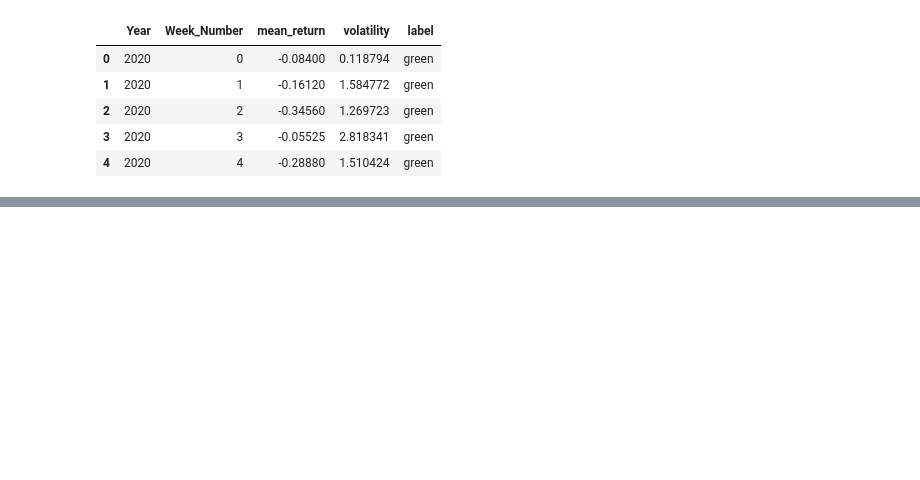
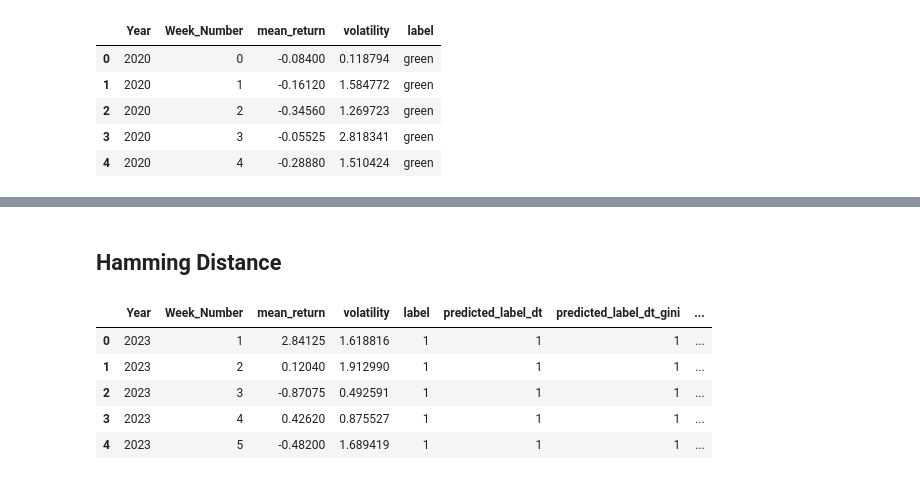
Before and after one commit to dinarazhorabek/ds_projects, a Jupyter notebook: Inertia Trading/tree_rf_adaboost_hamming.ipynb, the cells around one changed output, grey strips where cells are left out. Drawn from its saved outputs; the diff is of its cells as text; code cells hidden in the pictures; blank space fills up the shorter version.

```diff
--- a/Inertia Trading/tree_rf_adaboost_hamming.ipynb
+++ b/Inertia Trading/tree_rf_adaboost_hamming.ipynb
@@ -170,0 +299,28 @@ DecisionTreeClassifier()
+# %%
+best = results_df.sort_values(['error_rate','n_estimators','max_depth'], ascending=[True, False, True]).iloc[0]
+best_N, best_d = int(best.n_estimators), int(best.max_depth)
+print(f"Best params -> N={best_N}, d={best_d}, error={best.error_rate:.4f}, accuracy={1-best.error_rate:.4f}")
+
+
+rf_classifier = RandomForestClassifier(n_estimators=best_N, max_depth=best_d, criterion='gini', random_state=79)
+rf_classifier.fit(X_train, Y_train)
+predicted = rf_classifier.predict(X_test)
+accuracy = np.mean(predicted == Y_test)
+print(f"Testing accuracy: {accuracy}")
+
+cm=confusion_matrix(Y_test, predicted)
+tn, fp, fn, tp = cm.ravel()
+print(f"\nConfusion Matrix:\n{cm}")
+
+tpr = tp / (tp + fn)
+tnr = tn / (fp + tn)
+print(f"TPR: {tpr:.3f}")
+print(f"TNR: {tnr:.3f}")
+
+test_df = test_df.copy()
+test_df['predicted_label_rf_gini'] = le.inverse_transform(predicted)
+# test_df.head()
+
+rf_portfolio = compare_strategies(ba_detailed, test_df, label_col='predicted_label_rf_gini', strategy_name="RandomForest")
+print("\nBuy-and-Hold vs Trading Strategy:")
+print(rf_portfolio)
@@ -170,0 +346,14 @@ DecisionTreeClassifier()
+# %% [markdown]
+## Hamming Distance
+# %%
+test_df_dummified = test_df.replace({'green': 1, 'red': 0}).copy()
+test_df_dummified = test_df_dummified.sort_values(['Year','Week_Number']).reset_index(drop=True)
+test_df_dummified['Week_Index'] = np.arange(1, len(test_df_dummified)+1)
+test_df_dummified.head()
+# %% [output]
+|  | Year | Week_Number | mean_return | volatility | label | predicted_label_dt | predicted_label_dt_gini | ... |
+| 0 | 2023 | 1 | 2.84125 | 1.618816 | 1 | 1 | 1 | ... |
+| 1 | 2023 | 2 | 0.12040 | 1.912990 | 1 | 1 | 1 | ... |
+| 2 | 2023 | 3 | -0.87075 | 0.492591 | 1 | 1 | 1 | ... |
+| 3 | 2023 | 4 | 0.42620 | 0.875527 | 1 | 1 | 1 | ... |
+| 4 | 2023 | 5 | -0.48200 | 1.689419 | 1 | 1 | 1 | ... |
```
Also changed, not shown: parts of 23 cells of this notebook.
